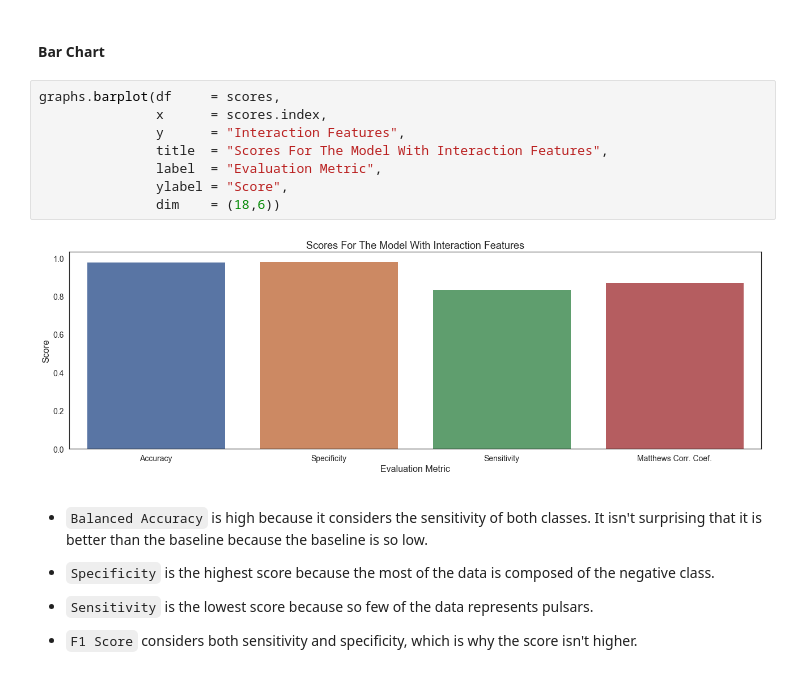
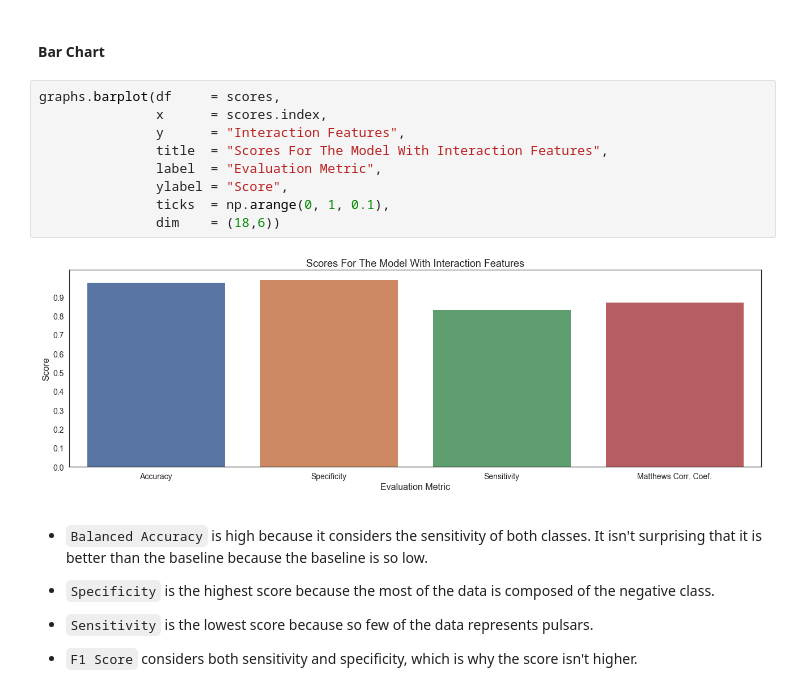
Before and after one commit to a-bergman/Pulsar-Star-Prediction, a Jupyter notebook: Code/Modeling & Evaluation.ipynb, the cells around one changed output. Saved outputs shown, nothing was run; the diff lists cells and outputs as text.

```diff
--- a/Code/Modeling & Evaluation.ipynb
+++ b/Code/Modeling & Evaluation.ipynb
@@ -758,13 +758,14 @@ We had very good results across the board, but our best model is the model with
 # %%
 graphs.barplot(df     = scores,
                x      = scores.index,
                y      = "Interaction Features",
                title  = "Scores For The Model With Interaction Features",
                label  = "Evaluation Metric",
                ylabel = "Score",
+               ticks  = np.arange(0, 1, 0.1),
                dim    = (18,6))
 # %% [output]
-[figure, old version]
+[figure, new version]
 # %% [markdown]
 - `Balanced Accuracy` is high because it considers the sensitivity of both classes.  It isn't surprising that it is better than the baseline because the baseline is so low.
 
```
Also changed, not shown: parts of 7 cells of this notebook, 2 other files.
